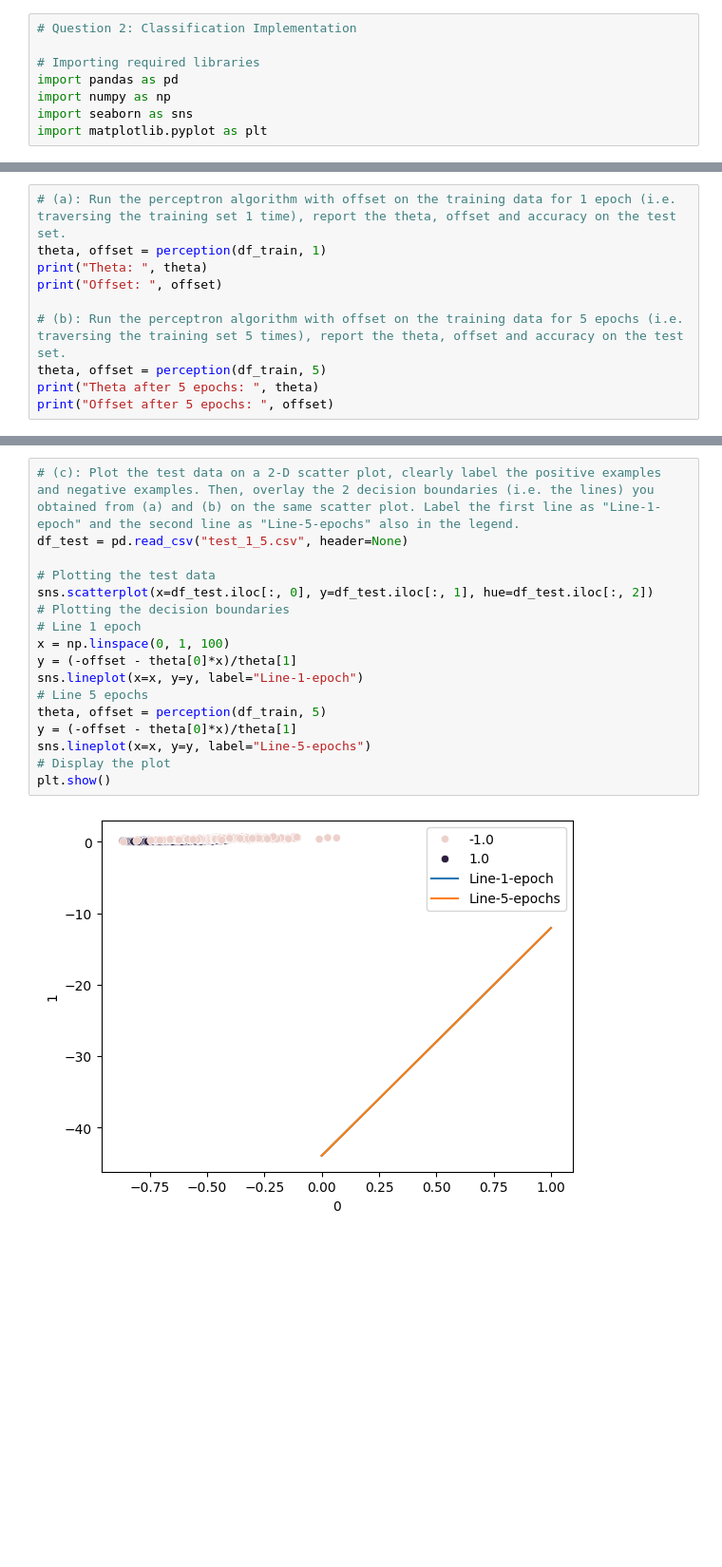
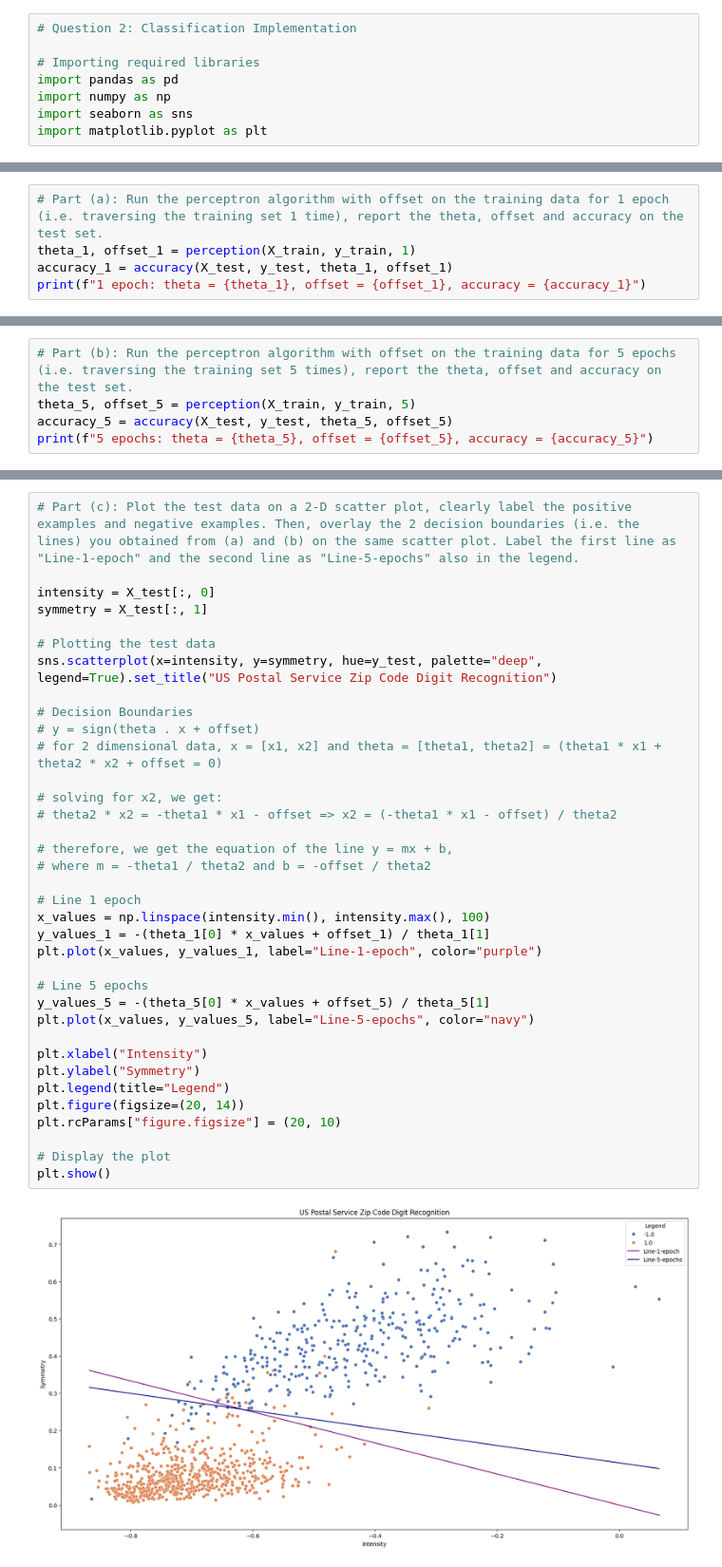
Before and after one commit to vancenceho/50.007-Machine-Learning, a Jupyter notebook: 2/Qn2_Classification.ipynb, the cells around one changed output, grey strips where cells are left out. Shown at 95% size. Drawn from its saved outputs; the diff is of its cells as text; blank space fills up the shorter version.

```diff
--- a/2/Qn2_Classification.ipynb
+++ b/2/Qn2_Classification.ipynb
@@ -58,0 +67,5 @@ def perception(df, epochs):
+# %%
+# Part (a): Run the perceptron algorithm with offset on the training data for 1 epoch (i.e. traversing the training set 1 time), report the theta, offset and accuracy on the test set.
+theta_1, offset_1 = perception(X_train, y_train, 1)
+accuracy_1 = accuracy(X_test, y_test, theta_1, offset_1)
+print(f"1 epoch: theta = {theta_1}, offset = {offset_1}, accuracy = {accuracy_1}")
@@ -59,11 +74,6 @@ def perception(df, epochs):
 # %%
-# (a): Run the perceptron algorithm with offset on the training data for 1 epoch (i.e. traversing the training set 1 time), report the theta, offset and accuracy on the test set.
-theta, offset = perception(df_train, 1)
-print("Theta: ", theta)
-print("Offset: ", offset)
-
-# (b): Run the perceptron algorithm with offset on the training data for 5 epochs (i.e. traversing the training set 5 times), report the theta, offset and accuracy on the test set.
-theta, offset = perception(df_train, 5)
-print("Theta after 5 epochs: ", theta)
-print("Offset after 5 epochs: ", offset)
+# Part (b): Run the perceptron algorithm with offset on the training data for 5 epochs (i.e. traversing the training set 5 times), report the theta, offset and accuracy on the test set.
+theta_5, offset_5 = perception(X_train, y_train, 5)
+accuracy_5 = accuracy(X_test, y_test, theta_5, offset_5)
+print(f"5 epochs: theta = {theta_5}, offset = {offset_5}, accuracy = {accuracy_5}")
 # %% [output]
@@ -74,19 +81,38 @@ Offset after 5 epochs:  1.0
 # %%
-# (c): Plot the test data on a 2-D scatter plot, clearly label the positive examples and negative examples. Then, overlay the 2 decision boundaries (i.e. the lines) you obtained from (a) and (b) on the same scatter plot. Label the first line as "Line-1-epoch" and the second line as "Line-5-epochs" also in the legend.
-df_test = pd.read_csv("test_1_5.csv", header=None)
+# Part (c): Plot the test data on a 2-D scatter plot, clearly label the positive examples and negative examples. Then, overlay the 2 decision boundaries (i.e. the lines) you obtained from (a) and (b) on the same scatter plot. Label the first line as "Line-1-epoch" and the second line as "Line-5-epochs" also in the legend.
+
+intensity = X_test[:, 0]
+symmetry = X_test[:, 1]
 
 # Plotting the test data
-sns.scatterplot(x=df_test.iloc[:, 0], y=df_test.iloc[:, 1], hue=df_test.iloc[:, 2])
-# Plotting the decision boundaries
+sns.scatterplot(x=intensity, y=symmetry, hue=y_test, palette="deep", legend=True).set_title("US Postal Service Zip Code Digit Recognition")
+
+# Decision Boundaries
+# y = sign(theta . x + offset)
+# for 2 dimensional data, x = [x1, x2] and theta = [theta1, theta2] = (theta1 * x1 + theta2 * x2 + offset = 0)
+
+# solving for x2, we get:
+# theta2 * x2 = -theta1 * x1 - offset => x2 = (-theta1 * x1 - offset) / theta2
+
+# therefore, we get the equation of the line y = mx + b,
+# where m = -theta1 / theta2 and b = -offset / theta2
+
 # Line 1 epoch
-x = np.linspace(0, 1, 100)
-y = (-offset - theta[0]*x)/theta[1]
-sns.lineplot(x=x, y=y, label="Line-1-epoch")
+x_values = np.linspace(intensity.min(), intensity.max(), 100)
+y_values_1 = -(theta_1[0] * x_values + offset_1) / theta_1[1]
+plt.plot(x_values, y_values_1, label="Line-1-epoch", color="purple")
+
 # Line 5 epochs
-theta, offset = perception(df_train, 5)
-y = (-offset - theta[0]*x)/theta[1]
-sns.lineplot(x=x, y=y, label="Line-5-epochs")
+y_values_5 = -(theta_5[0] * x_values + offset_5) / theta_5[1]
+plt.plot(x_values, y_values_5, label="Line-5-epochs", color="navy")
+
+plt.xlabel("Intensity")
+plt.ylabel("Symmetry")
+plt.legend(title="Legend")
+plt.figure(figsize=(20, 14))
+plt.rcParams["figure.figsize"] = (20, 10)
+
 # Display the plot
 plt.show()
 # %% [output]
-[figure, old version]
+[figure, new version]
```
Also changed, not shown: parts of 6 cells of this notebook.
